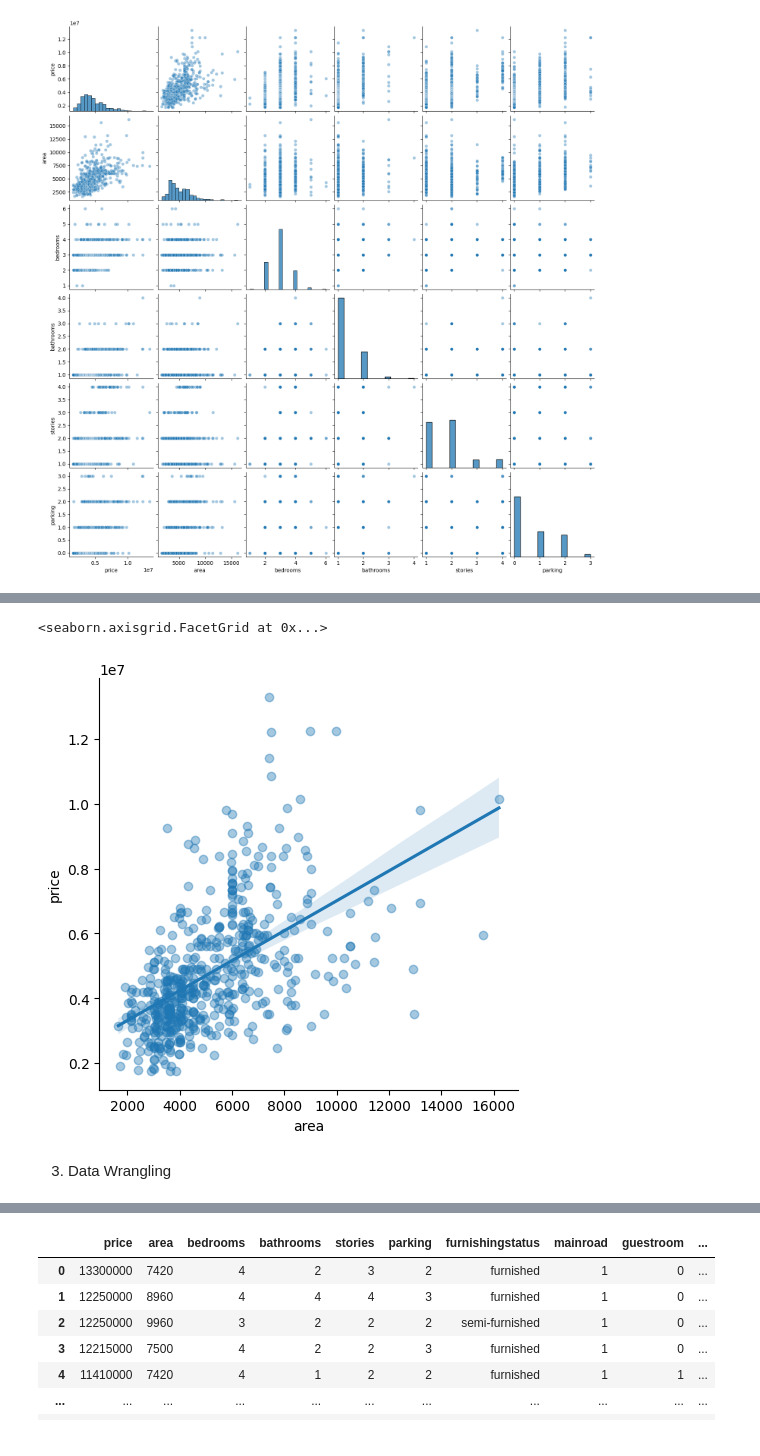
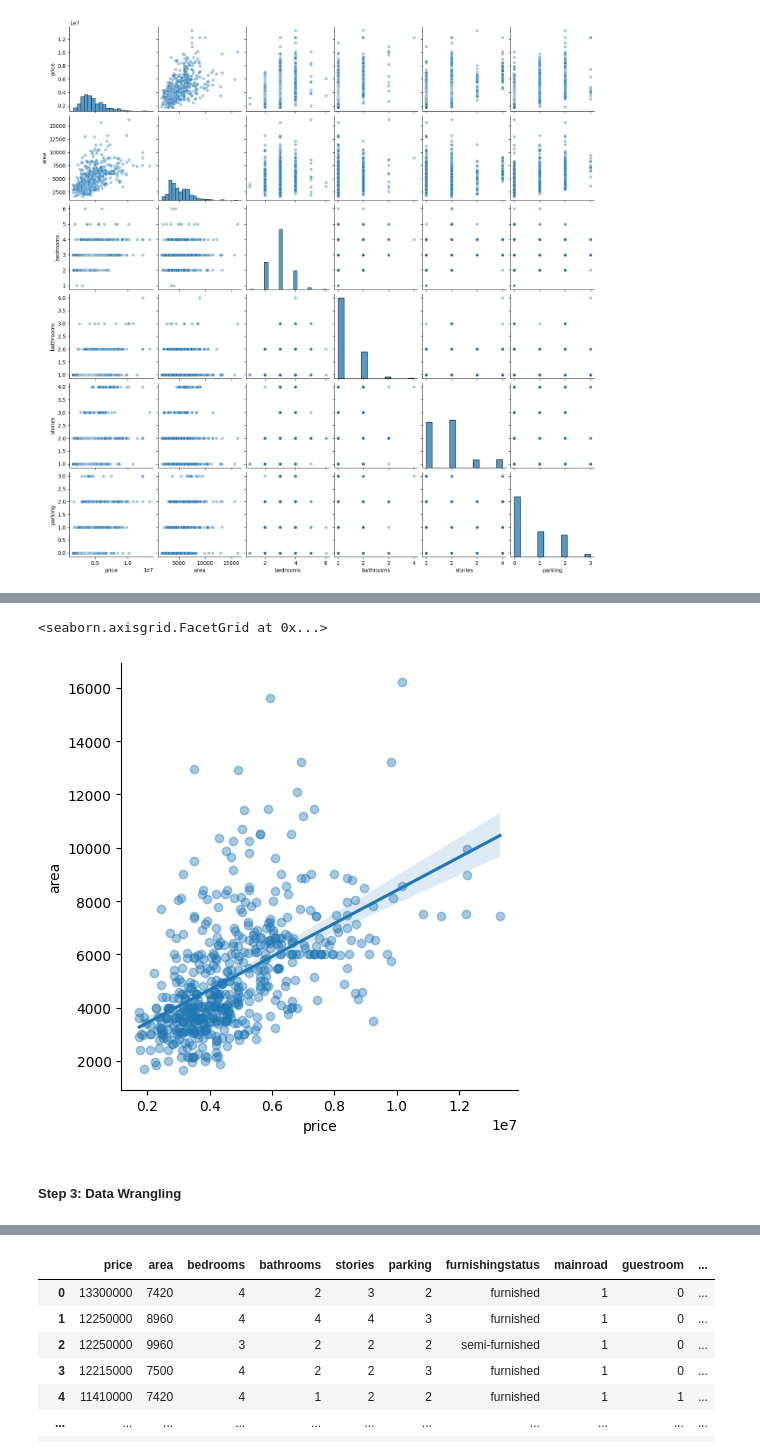
Before and after one commit to sh4ruyan/predictingHousePrices, a Jupyter notebook: predictingHousePrices.ipynb, the cells around one changed output, grey strips where cells are left out. Saved outputs shown, nothing was run; the diff lists cells and outputs as text; code cells hidden in the pictures.

```diff
--- a/predictingHousePrices.ipynb
+++ b/predictingHousePrices.ipynb
@@ -102,11 +129,11 @@ sns.pairplot(df, kind = 'scatter', plot_kws ={'alpha': 0.4} )
 # %%
-#Simple Linear Model plot
-sns.lmplot(x = 'area',
-           y = 'price',
+#Simple Linear Model plot to strenghten my point
+sns.lmplot(x = 'price',
+           y = 'area',
            data = df,
            scatter_kws = {'alpha': 0.4})
 # %% [output]
 <seaborn.axisgrid.FacetGrid at 0x...>
-[figure, old version]
+[figure, new version]
 # %% [markdown]
-3. Data Wrangling
+##### Step 3: Data Wrangling
```
Also changed, not shown: parts of 32 cells of this notebook.
